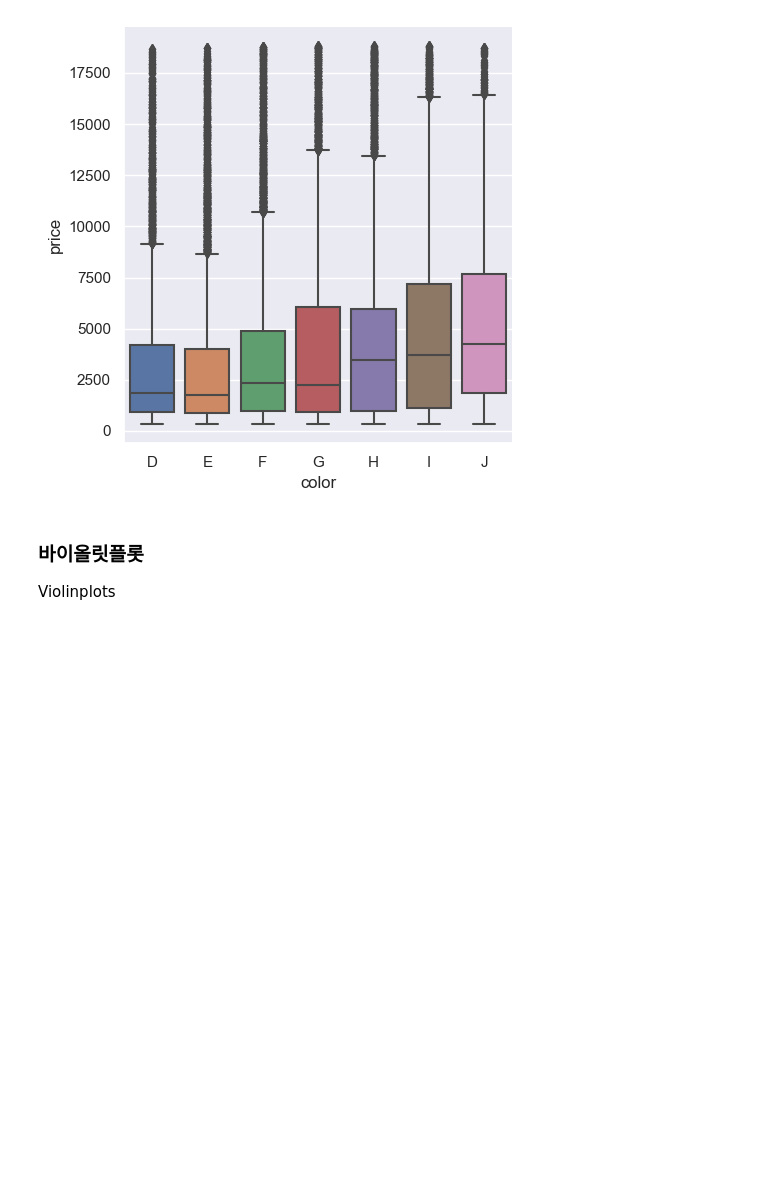
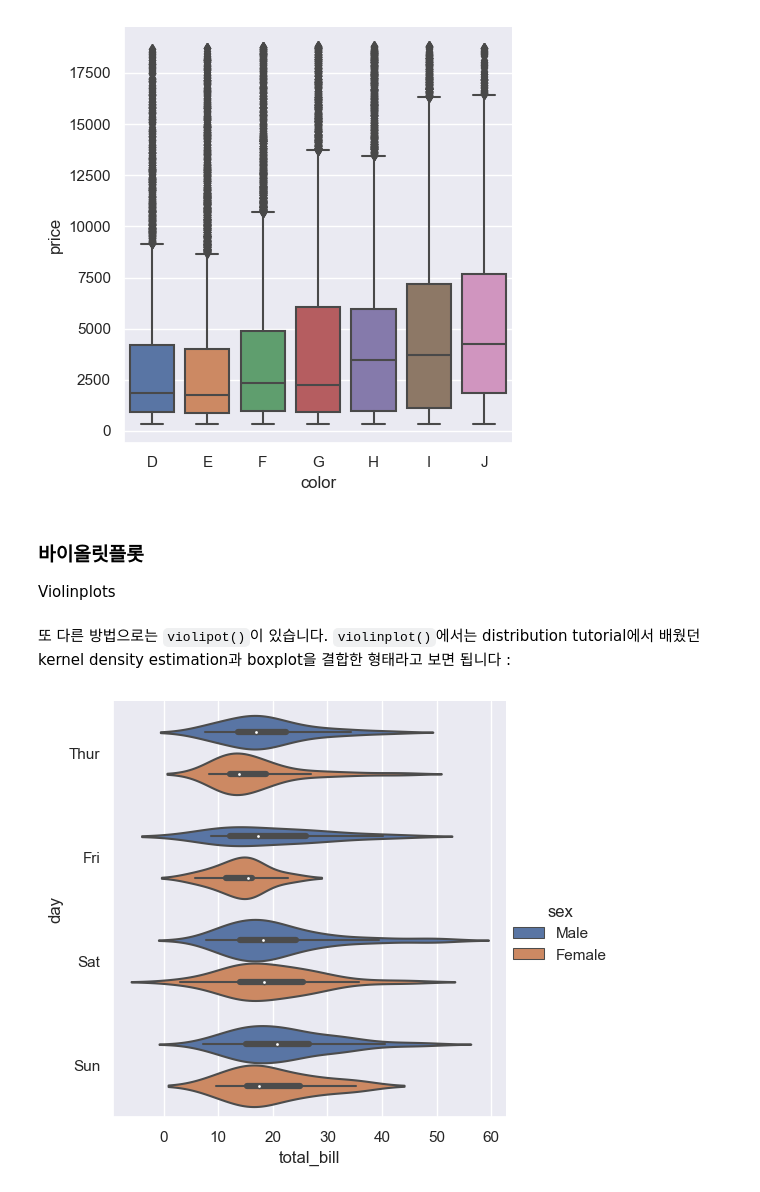
Before and after one commit to kjmn1105/Seaborn-Tuorial, a Jupyter notebook: 08_Plotting functions (3).ipynb, the cells around one changed output. Saved outputs shown, nothing was run; the diff lists cells and outputs as text; code cells hidden in the pictures; blank space fills up the shorter version.

Commit message:
Violinplot

```diff
--- a/08_Plotting functions (3).ipynb
+++ b/08_Plotting functions (3).ipynb
@@ -180,3 +180,11 @@ sns.catplot(
 # %% [markdown]
 ### 바이올릿플롯
 Violinplots
+# %% [markdown]
+또 다른 방법으로는 `violipot()`이 있습니다. `violinplot()`에서는 distribution tutorial에서 배웠던 kernel density estimation과 boxplot을 결합한 형태라고 보면 됩니다 :
+# %%
+sns.catplot(
+    data=tips, x='total_bill', y='day', hue='sex', kind='violin',
+);
+# %% [output]
+[figure, added]
```
Also changed, not shown: parts of 12 cells of this notebook.
